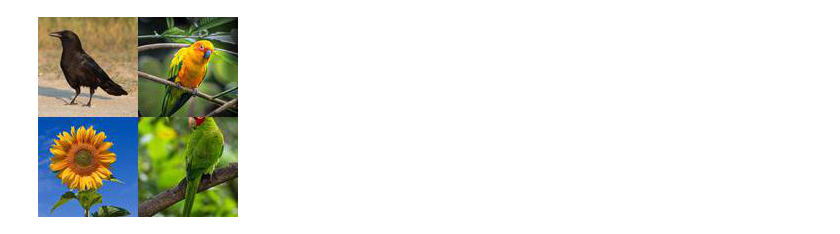
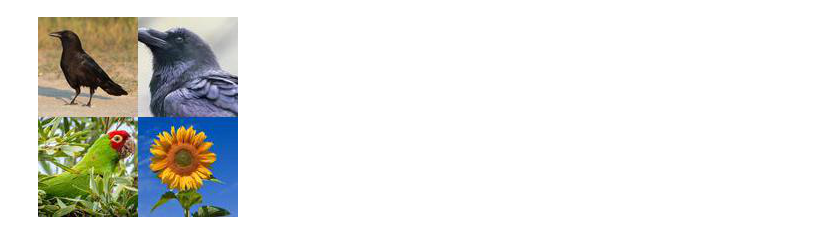
Before and after one commit to kmtusher97/CBOD-CAPTCHA, a Jupyter notebook: generate-captcha/step-003-draw-random-boundary.ipynb, the cells around one changed output. Cells and saved outputs as stored; diff of their text form; code cells hidden in the pictures.

```diff
--- a/generate-captcha/step-003-draw-random-boundary.ipynb
+++ b/generate-captcha/step-003-draw-random-boundary.ipynb
@@ -5,10 +5,11 @@ import random
 import numpy as np
 from PIL import Image, ImageDraw
 # %%
-img = Image.open('./captcha/test-img369900.jpeg')
+filename = "test-img657540.jpeg"
+img = Image.open('./captcha/' + filename)
 display(img)
 # %% [output]
-[figure, old version]
+[figure, new version]
 # %%
 def random_pixel(x_l, x_r, y_l, y_r):
     return (int(random.uniform(x_l, x_r)), int(random.uniform(y_l, y_r)))
```
Also changed, not shown: parts of 4 cells of this notebook, 1 other file.
